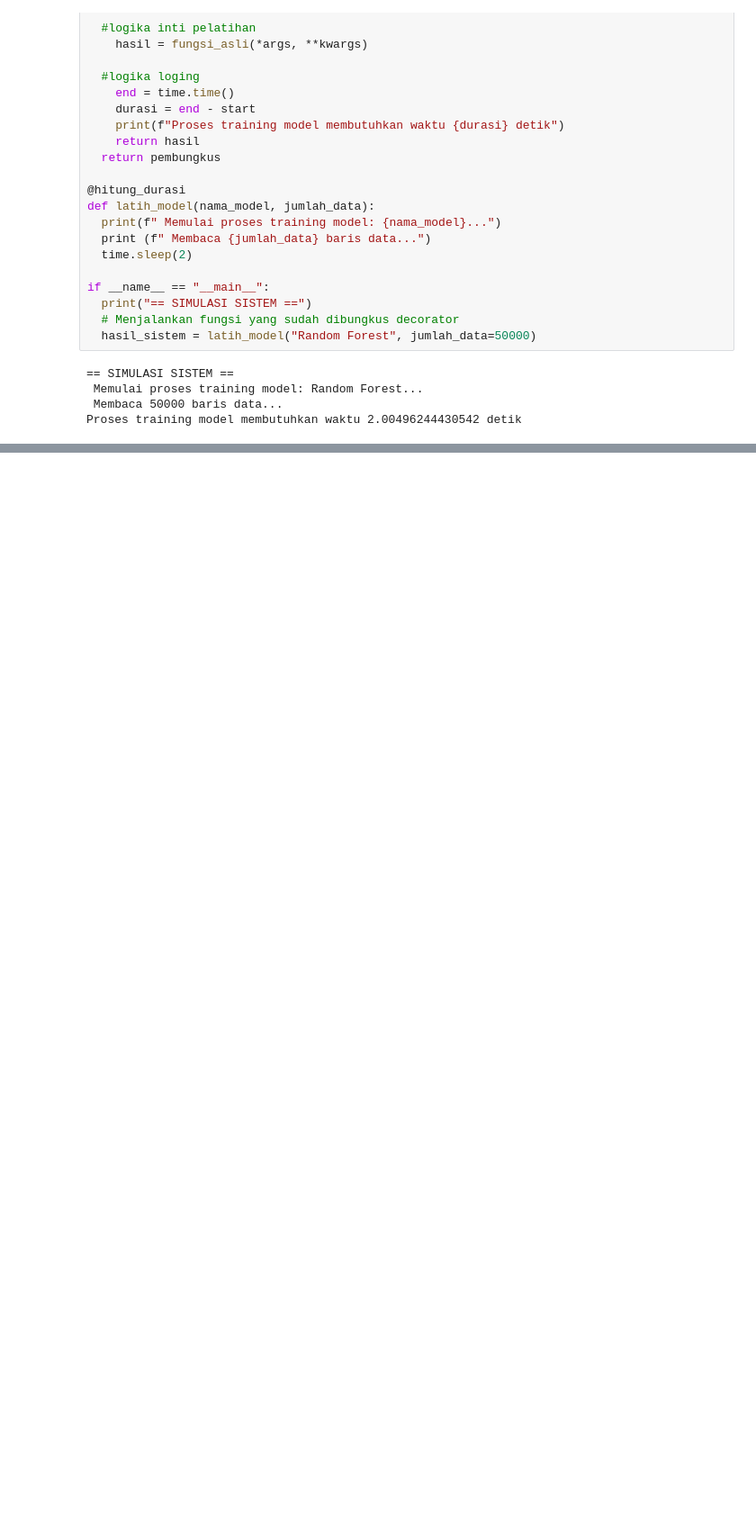
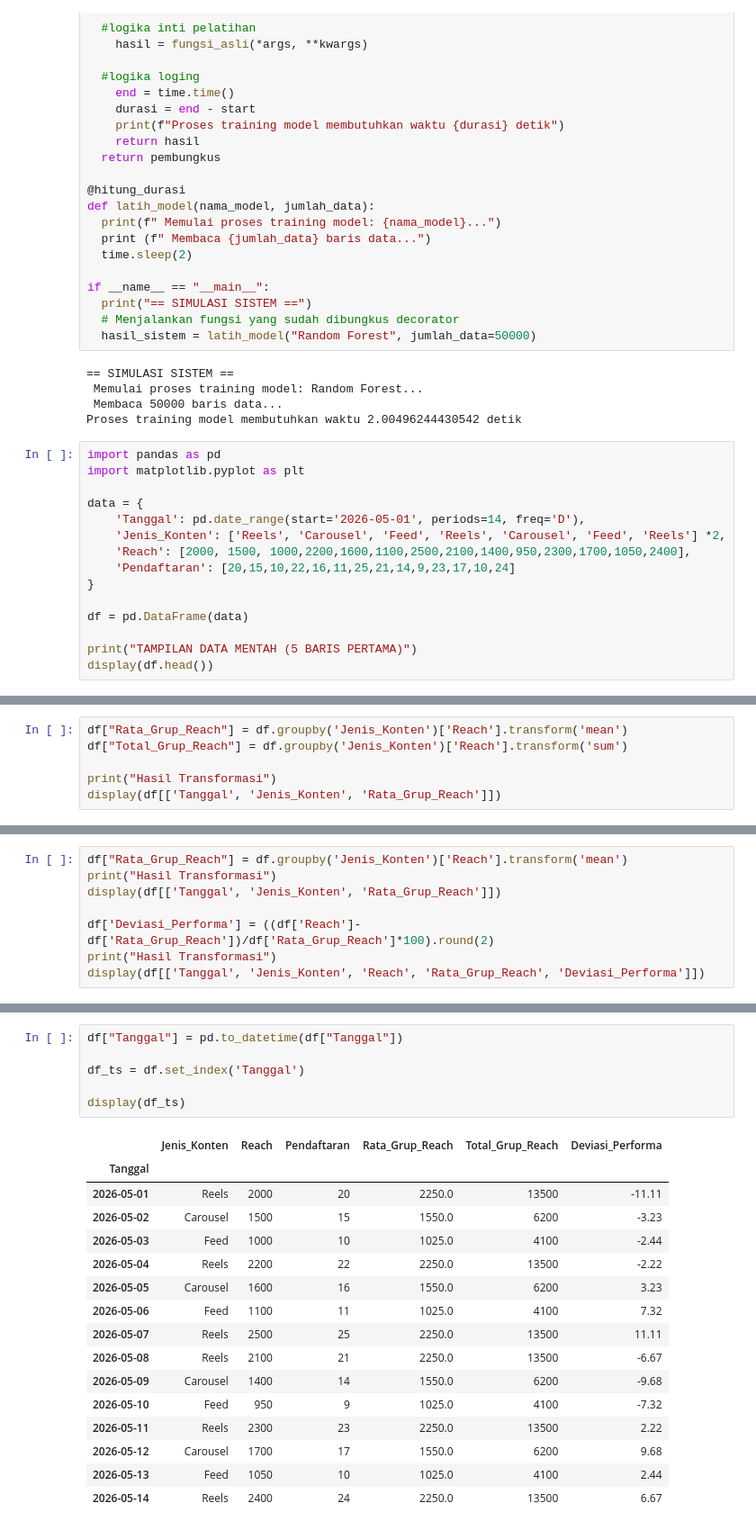
Before and after one commit to Karelptrp/source-code-smt2, a Jupyter notebook: matkul pak bisrul.ipynb, the cells around one changed output, grey strips where cells are left out. Shown at 90% size. Drawn from its saved outputs; the diff is of its cells as text; blank space fills up the shorter version.

```diff
--- a/matkul pak bisrul.ipynb
+++ b/matkul pak bisrul.ipynb
@@ -1205,3 +1205,18 @@ if __name__ == "__main__":
  Memulai proses training model: Random Forest...
  Membaca 50000 baris data...
 Proses training model membutuhkan waktu 2.00496244430542 detik
+# %%
+import pandas as pd
+import matplotlib.pyplot as plt
+
+data = {
+    'Tanggal': pd.date_range(start='2026-05-01', periods=14, freq='D'),
+    'Jenis_Konten': ['Reels', 'Carousel', 'Feed', 'Reels', 'Carousel', 'Feed', 'Reels'] *2,
+    'Reach': [2000, 1500, 1000,2200,1600,1100,2500,2100,1400,950,2300,1700,1050,2400],
+    'Pendaftaran': [20,15,10,22,16,11,25,21,14,9,23,17,10,24]
+}
+
+df = pd.DataFrame(data)
+
+print("TAMPILAN DATA MENTAH (5 BARIS PERTAMA)")
+display(df.head())
@@ -1207,0 +1336,6 @@ Proses training model membutuhkan waktu 2.00496244430542 detik
+# %%
+df["Rata_Grup_Reach"] = df.groupby('Jenis_Konten')['Reach'].transform('mean')
+df["Total_Grup_Reach"] = df.groupby('Jenis_Konten')['Reach'].transform('sum')
+
+print("Hasil Transformasi")
+display(df[['Tanggal', 'Jenis_Konten', 'Rata_Grup_Reach']])
@@ -1207,0 +1359,8 @@ Proses training model membutuhkan waktu 2.00496244430542 detik
+# %%
+df["Rata_Grup_Reach"] = df.groupby('Jenis_Konten')['Reach'].transform('mean')
+print("Hasil Transformasi")
+display(df[['Tanggal', 'Jenis_Konten', 'Rata_Grup_Reach']])
+
+df['Deviasi_Performa'] = ((df['Reach']-df['Rata_Grup_Reach'])/df['Rata_Grup_Reach']*100).round(2)
+print("Hasil Transformasi")
+display(df[['Tanggal', 'Jenis_Konten', 'Reach', 'Rata_Grup_Reach', 'Deviasi_Performa']])
@@ -1207,0 +1400,23 @@ Proses training model membutuhkan waktu 2.00496244430542 detik
+# %%
+df["Tanggal"] = pd.to_datetime(df["Tanggal"])
+
+df_ts = df.set_index('Tanggal')
+
+display(df_ts)
+# %% [output]
+|  | Jenis_Konten | Reach | Pendaftaran | Rata_Grup_Reach | Total_Grup_Reach | Deviasi_Performa |
+| Tanggal |  |  |  |  |  |  |
+| 2026-05-01 | Reels | 2000 | 20 | 2250.0 | 13500 | -11.11 |
+| 2026-05-02 | Carousel | 1500 | 15 | 1550.0 | 6200 | -3.23 |
+| 2026-05-03 | Feed | 1000 | 10 | 1025.0 | 4100 | -2.44 |
+| 2026-05-04 | Reels | 2200 | 22 | 2250.0 | 13500 | -2.22 |
+| 2026-05-05 | Carousel | 1600 | 16 | 1550.0 | 6200 | 3.23 |
+| 2026-05-06 | Feed | 1100 | 11 | 1025.0 | 4100 | 7.32 |
+| 2026-05-07 | Reels | 2500 | 25 | 2250.0 | 13500 | 11.11 |
+| 2026-05-08 | Reels | 2100 | 21 | 2250.0 | 13500 | -6.67 |
+| 2026-05-09 | Carousel | 1400 | 14 | 1550.0 | 6200 | -9.68 |
+| 2026-05-10 | Feed | 950 | 9 | 1025.0 | 4100 | -7.32 |
+| 2026-05-11 | Reels | 2300 | 23 | 2250.0 | 13500 | 2.22 |
+| 2026-05-12 | Carousel | 1700 | 17 | 1550.0 | 6200 | 9.68 |
+| 2026-05-13 | Feed | 1050 | 10 | 1025.0 | 4100 | 2.44 |
+| 2026-05-14 | Reels | 2400 | 24 | 2250.0 | 13500 | 6.67 |
```
Also changed, not shown: parts of 8 cells of this notebook.
